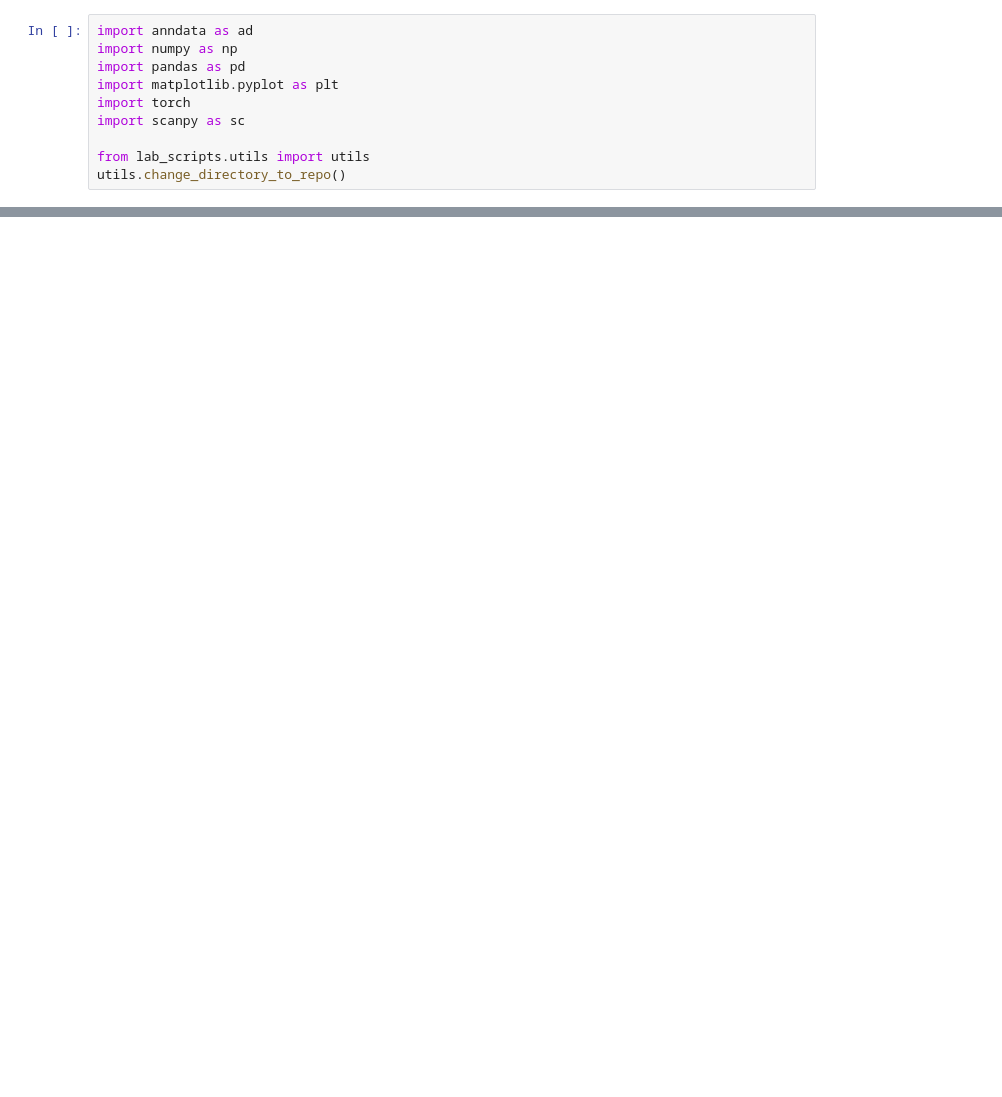
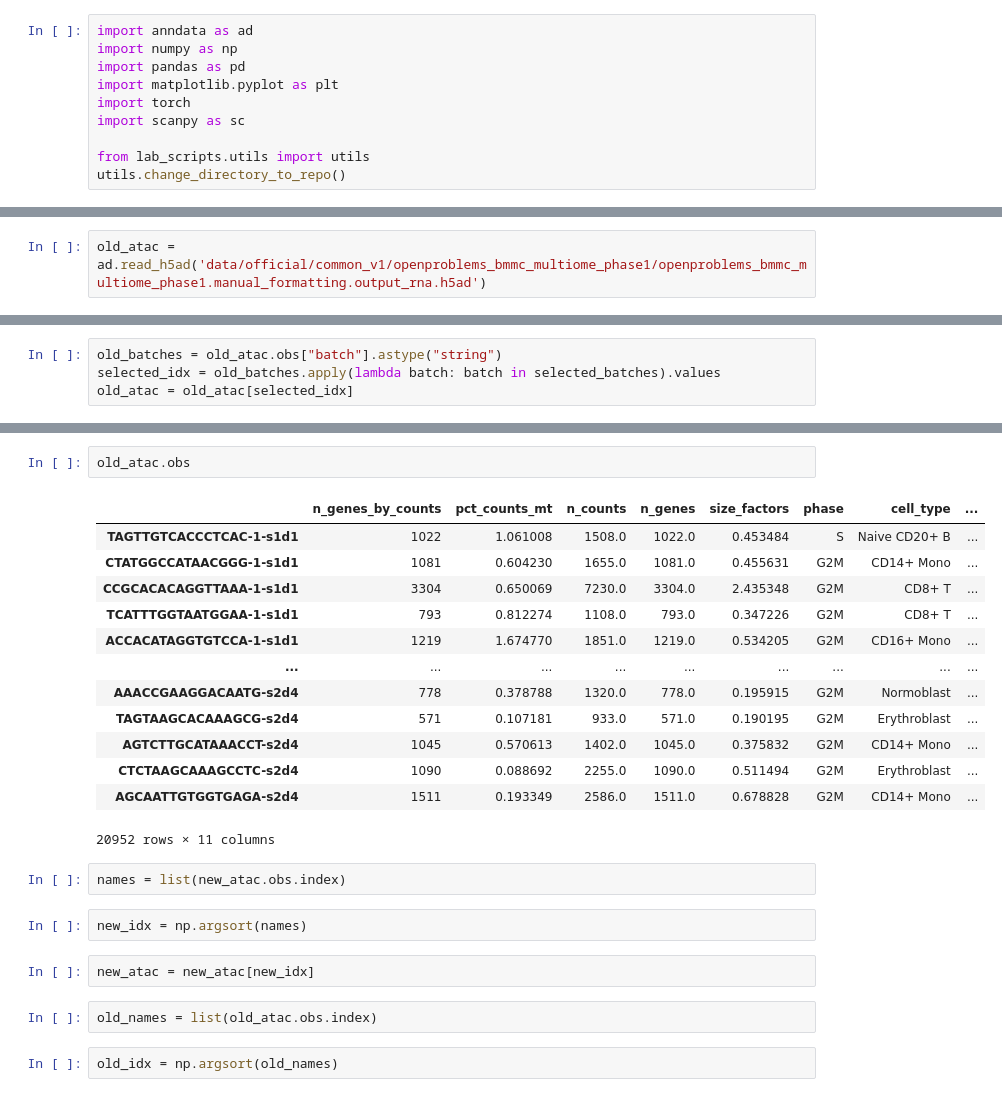
Before and after one commit to SteshinSS/NeurIPS2021, a Jupyter notebook: notebooks/EDA/official/v2_adt.ipynb, the cells around one changed output, grey strips where cells are left out. Saved outputs shown, nothing was run; the diff lists cells and outputs as text; blank space fills up the shorter version.

```diff
--- a/notebooks/EDA/official/v2_adt.ipynb
+++ b/notebooks/EDA/official/v2_adt.ipynb
@@ -51,0 +27,2 @@ sc.pl.violin(gex, keys=['normalized_depth'], groupby='batch')
+# %%
+old_atac = ad.read_h5ad('data/official/common_v1/openproblems_bmmc_multiome_phase1/openproblems_bmmc_multiome_phase1.manual_formatting.output_rna.h5ad')
@@ -51,0 +35,4 @@ sc.pl.violin(gex, keys=['normalized_depth'], groupby='batch')
+# %%
+old_batches = old_atac.obs["batch"].astype("string")
+selected_idx = old_batches.apply(lambda batch: batch in selected_batches).values
+old_atac = old_atac[selected_idx]
@@ -51,0 +79,26 @@ sc.pl.violin(gex, keys=['normalized_depth'], groupby='batch')
+# %%
+old_atac.obs
+# %% [output]
+|  | n_genes_by_counts | pct_counts_mt | n_counts | n_genes | size_factors | phase | cell_type | ... |
+| TAGTTGTCACCCTCAC-1-s1d1 | 1022 | 1.061008 | 1508.0 | 1022.0 | 0.453484 | S | Naive CD20+ B | ... |
+| CTATGGCCATAACGGG-1-s1d1 | 1081 | 0.604230 | 1655.0 | 1081.0 | 0.455631 | G2M | CD14+ Mono | ... |
+| CCGCACACAGGTTAAA-1-s1d1 | 3304 | 0.650069 | 7230.0 | 3304.0 | 2.435348 | G2M | CD8+ T | ... |
+| TCATTTGGTAATGGAA-1-s1d1 | 793 | 0.812274 | 1108.0 | 793.0 | 0.347226 | G2M | CD8+ T | ... |
+| ACCACATAGGTGTCCA-1-s1d1 | 1219 | 1.674770 | 1851.0 | 1219.0 | 0.534205 | G2M | CD16+ Mono | ... |
+| ... | ... | ... | ... | ... | ... | ... | ... | ... |
+| AAACCGAAGGACAATG-s2d4 | 778 | 0.378788 | 1320.0 | 778.0 | 0.195915 | G2M | Normoblast | ... |
+| TAGTAAGCACAAAGCG-s2d4 | 571 | 0.107181 | 933.0 | 571.0 | 0.190195 | G2M | Erythroblast | ... |
+| AGTCTTGCATAAACCT-s2d4 | 1045 | 0.570613 | 1402.0 | 1045.0 | 0.375832 | G2M | CD14+ Mono | ... |
+| CTCTAAGCAAAGCCTC-s2d4 | 1090 | 0.088692 | 2255.0 | 1090.0 | 0.511494 | G2M | Erythroblast | ... |
+| AGCAATTGTGGTGAGA-s2d4 | 1511 | 0.193349 | 2586.0 | 1511.0 | 0.678828 | G2M | CD14+ Mono | ... |
+20952 rows × 11 columns
+# %%
+names = list(new_atac.obs.index)
+# %%
+new_idx = np.argsort(names)
+# %%
+new_atac = new_atac[new_idx]
+# %%
+old_names = list(old_atac.obs.index)
+# %%
+old_idx = np.argsort(old_names)
```
Also changed, not shown: parts of 37 cells of this notebook, 11 other files.
